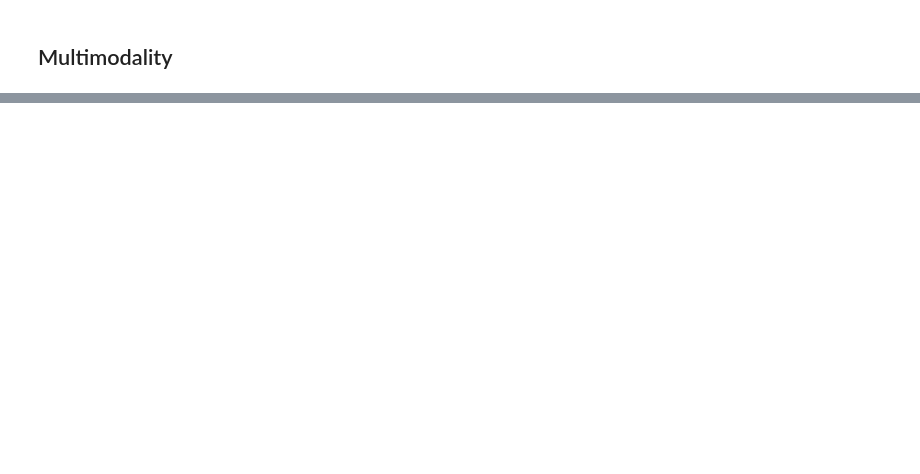
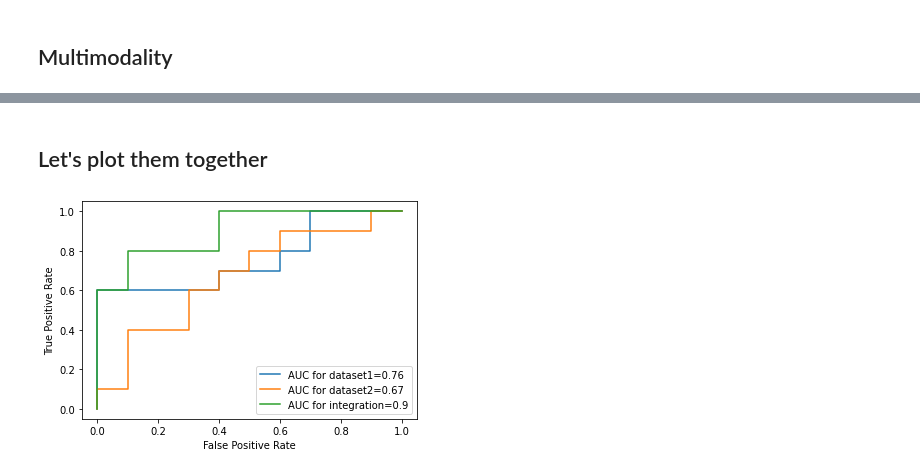
Before and after one commit to ChaorongC/MESA, a Jupyter notebook: demo.ipynb, the cells around one changed output, grey strips where cells are left out. Drawn from its saved outputs; the diff is of its cells as text; code cells hidden in the pictures; blank space fills up the shorter version.

```diff
--- a/demo.ipynb
+++ b/demo.ipynb
@@ -120,0 +170,21 @@ plot_ROC(mesa_multimodal[0],mesa_multimodal[1][0])
+# %% [markdown]
+## Let's plot them together
+# %%
+fpr, tpr, _ = roc_curve(mesa_result_1[1],mesa_result_1[2][0])
+auc = roc_auc_score(mesa_result_1[1],mesa_result_1[2][0])
+plt.plot(fpr,tpr,label="AUC for dataset1="+str(auc))
+
+fpr, tpr, _ = roc_curve(mesa_result_2[1],mesa_result_2[2][0])
+auc = roc_auc_score(mesa_result_2[1],mesa_result_2[2][0])
+plt.plot(fpr,tpr,label="AUC for dataset2="+str(auc))
+
+fpr, tpr, _ = roc_curve(mesa_multimodal[0],mesa_multimodal[1][0])
+auc = roc_auc_score(mesa_multimodal[0],mesa_multimodal[1][0])
+plt.plot(fpr,tpr,label="AUC for integration="+str(auc))
+
+plt.ylabel('True Positive Rate')
+plt.xlabel('False Positive Rate')
+plt.legend(loc=4)
+plt.show()
+# %% [output]
+[figure, added]
```
Also changed, not shown: parts of 11 cells of this notebook.
